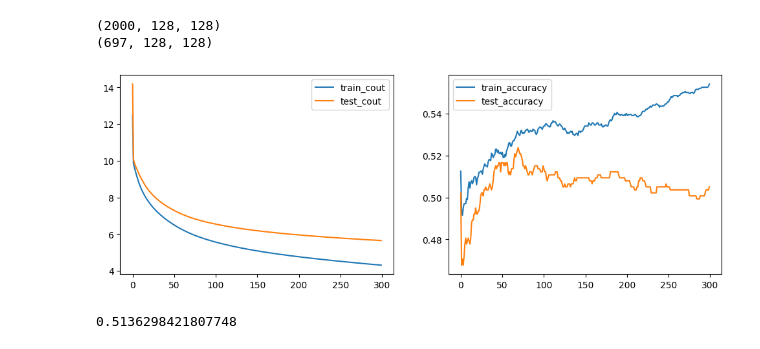
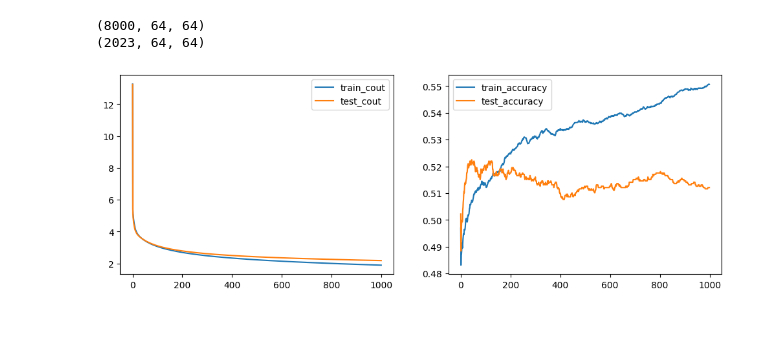
Before and after one commit to DurandAntonin/ProgrammationAvanceeFI3, a Jupyter notebook: src/TP/predictionsChatsChiens/Exo-PredictionsChatsChiens.ipynb, the cells around one changed output. Drawn from its saved outputs; the diff is of its cells as text; code cells hidden in the pictures.

```diff
--- a/src/TP/predictionsChatsChiens/Exo-PredictionsChatsChiens.ipynb
+++ b/src/TP/predictionsChatsChiens/Exo-PredictionsChatsChiens.ipynb
@@ -37,7 +37,7 @@ def prediction(X,W,b):
     #print(A)
     return A>=0.5
 
-def artificialNeuron(x_train,y_train,x_test,y_test, learning_rate=0.05, n_iter=10000):
+def artificialNeuron(x_train,y_train,x_test,y_test, learning_rate=0.01, n_iter=10000):
     #initialisation
     W,b=initialisation(x_train)
     train_cout=[]
@@ -120,4 +119,7 @@ OSError: Unable to synchronously create file (unable to truncate a file which is
 # %%
+dataset_train = "dataset/train_set.hdf5"
+dataset_test = "dataset/test_set.hdf5"
+
 #on load le dataset d'entrainement
 dataset = h5py.File(dataset_train, "r")
 
@@ -161,5 +167,5 @@ plt.show()
 # %%
-#on change la taille de la matrice
+#on change la taille de la matrice pour mettre les pixels de chaque image sur une même ligne
 X_train_reshape = X_train.reshape(X_train.shape[0],-1)/X_train.max()
 print(X_train.shape)
 
@@ -173,17 +179,9 @@ print(X_test.shape)
 #on reshape la matrice y
 y_test = y_test.reshape(y_test.shape[0], 1)
 # %% [output]
-(2000, 128, 128)
-(697, 128, 128)
+(8000, 64, 64)
+(2023, 64, 64)
 # %%
-W,b=artificialNeuron(X_train_reshape,y_train, X_test_reshape, y_test, 0.001, 10000)
+W,b=artificialNeuron(X_train_reshape,y_train, X_test_reshape, y_test, 0.01, 10000)
 # %% [output]
-[figure, old version]
+[figure, new version]
-# %%
-#on teste maintenant le modèle avec le test set
-y_test_pred = rn.predict(X_test_reshape)
-
-#on affiche les performances de notre modèle
-print(accuracy_score(y_test, y_test_pred))
-# %% [output]
-0.5136298421807748
```
Also changed, not shown: parts of 4 cells of this notebook, 1 other file.
